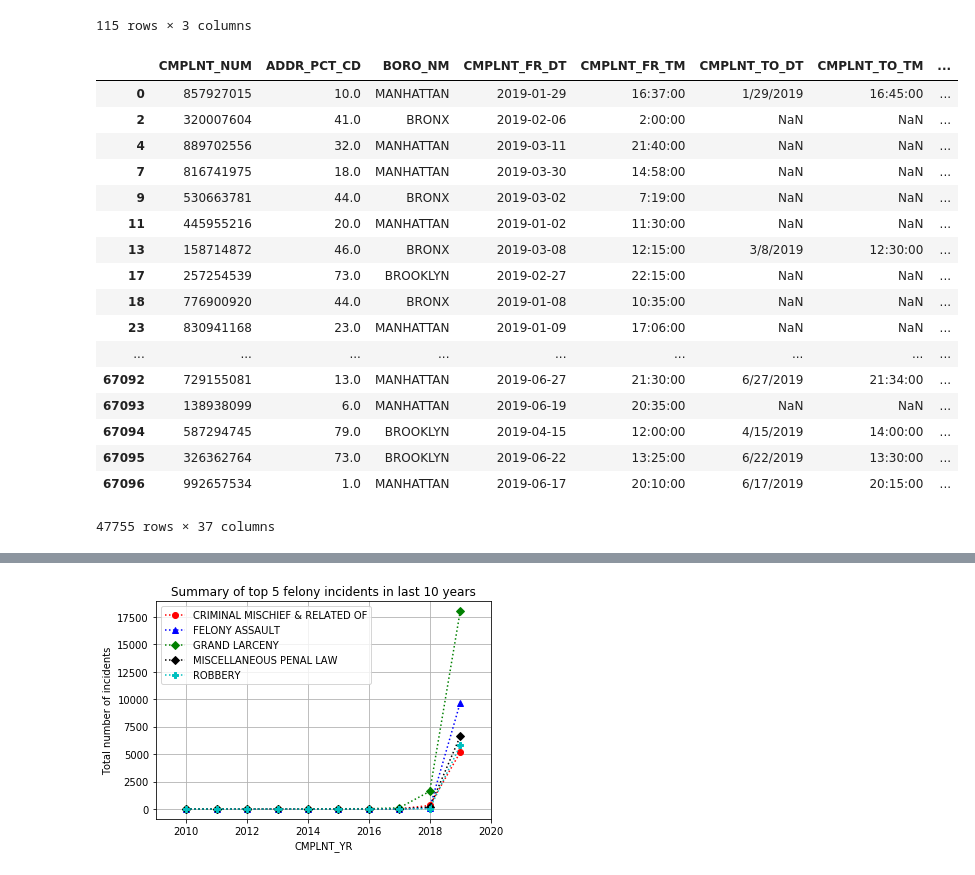
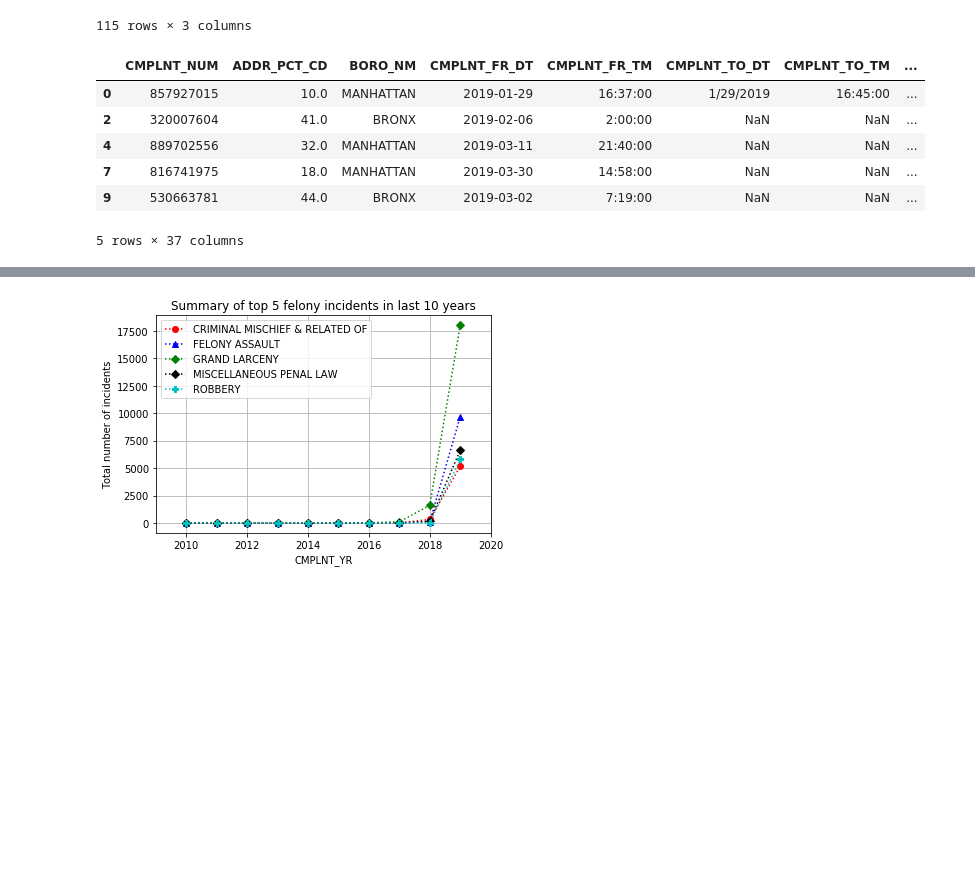
Before and after one commit to Kasawn/Vegan-, a Jupyter notebook: Crime.ipynb, the cells around one changed output, grey strips where cells are left out. Drawn from its saved outputs; the diff is of its cells as text; code cells hidden in the pictures; blank space fills up the shorter version.

```diff
--- a/Crime.ipynb
+++ b/Crime.ipynb
@@ -110,27 +76,16 @@ felonySummary.reset_index()
 # %%
 # Limit our analysis to the top 5 offense categories , we end up with 47755 rows for our analysis
 felony5 = felonyDf[(felonyDf['OFNS_DESC'] == 'GRAND LARCENY') | (felonyDf['OFNS_DESC'] == 'FELONY ASSAULT') | (felonyDf['OFNS_DESC'] == 'MISCELLANEOUS PENAL LAW') | (felonyDf['OFNS_DESC'] == 'ROBBERY') | (felonyDf['OFNS_DESC'] == 'CRIMINAL MISCHIEF & RELATED OF')]
-felony5
+felony5.head()
 #felony5.to_csv('felony5.csv')
 # %% [output]
 |  | CMPLNT_NUM | ADDR_PCT_CD | BORO_NM | CMPLNT_FR_DT | CMPLNT_FR_TM | CMPLNT_TO_DT | CMPLNT_TO_TM | ... |
 | 0 | 857927015 | 10.0 | MANHATTAN | 2019-01-29 | 16:37:00 | 1/29/2019 | 16:45:00 | ... |
 | 2 | 320007604 | 41.0 | BRONX | 2019-02-06 | 2:00:00 | NaN | NaN | ... |
 | 4 | 889702556 | 32.0 | MANHATTAN | 2019-03-11 | 21:40:00 | NaN | NaN | ... |
 | 7 | 816741975 | 18.0 | MANHATTAN | 2019-03-30 | 14:58:00 | NaN | NaN | ... |
 | 9 | 530663781 | 44.0 | BRONX | 2019-03-02 | 7:19:00 | NaN | NaN | ... |
-| 11 | 445955216 | 20.0 | MANHATTAN | 2019-01-02 | 11:30:00 | NaN | NaN | ... |
-| 13 | 158714872 | 46.0 | BRONX | 2019-03-08 | 12:15:00 | 3/8/2019 | 12:30:00 | ... |
-| 17 | 257254539 | 73.0 | BROOKLYN | 2019-02-27 | 22:15:00 | NaN | NaN | ... |
-| 18 | 776900920 | 44.0 | BRONX | 2019-01-08 | 10:35:00 | NaN | NaN | ... |
-| 23 | 830941168 | 23.0 | MANHATTAN | 2019-01-09 | 17:06:00 | NaN | NaN | ... |
-| ... | ... | ... | ... | ... | ... | ... | ... | ... |
-| 67092 | 729155081 | 13.0 | MANHATTAN | 2019-06-27 | 21:30:00 | 6/27/2019 | 21:34:00 | ... |
-| 67093 | 138938099 | 6.0 | MANHATTAN | 2019-06-19 | 20:35:00 | NaN | NaN | ... |
-| 67094 | 587294745 | 79.0 | BROOKLYN | 2019-04-15 | 12:00:00 | 4/15/2019 | 14:00:00 | ... |
-| 67095 | 326362764 | 73.0 | BROOKLYN | 2019-06-22 | 13:25:00 | 6/22/2019 | 13:30:00 | ... |
-| 67096 | 992657534 | 1.0 | MANHATTAN | 2019-06-17 | 20:10:00 | 6/17/2019 | 20:15:00 | ... |
-47755 rows × 37 columns
+5 rows × 37 columns
 # %%
 
 # Group by CMPLNT_YR','OFNS_DESC to see aggregation for the top 5 offenses
```
Also changed, not shown: parts of 20 cells of this notebook.
